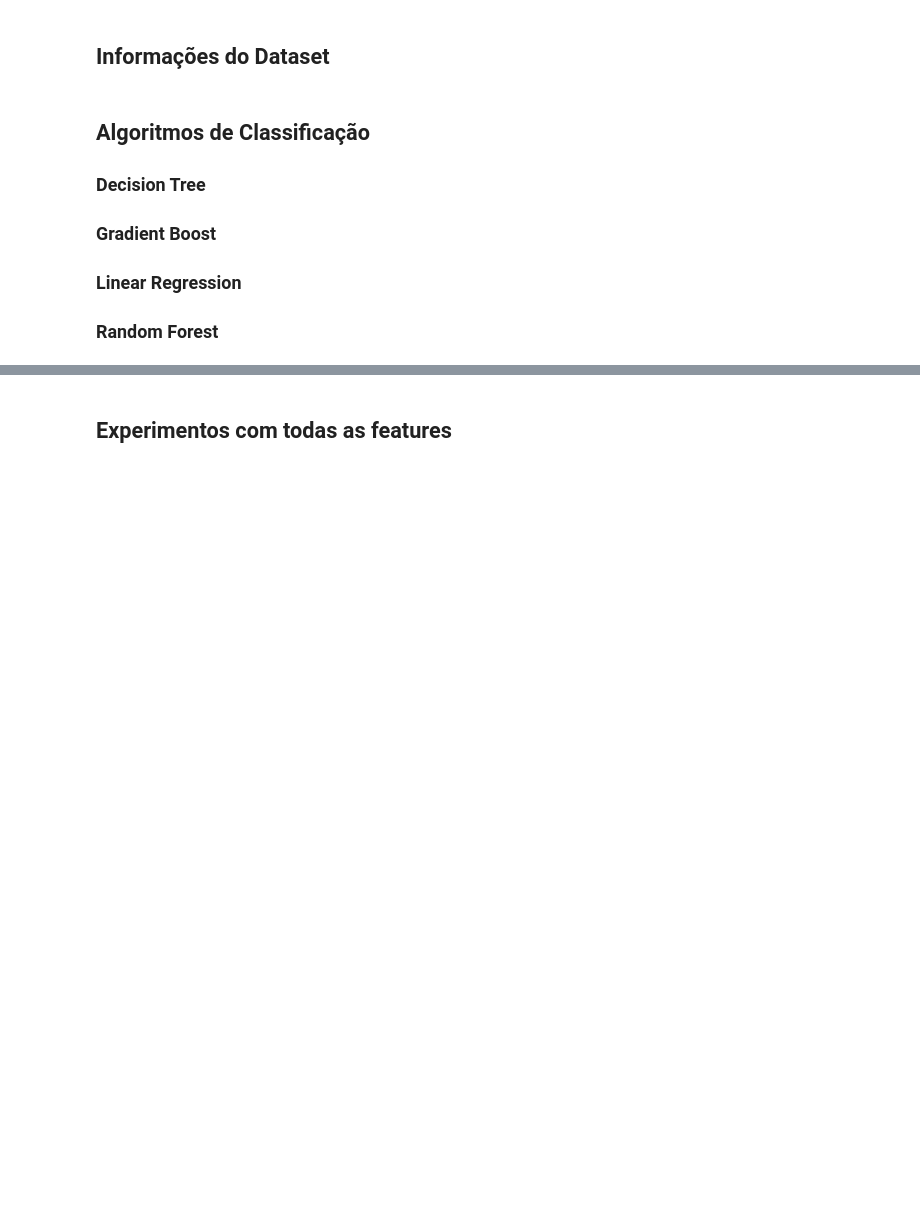
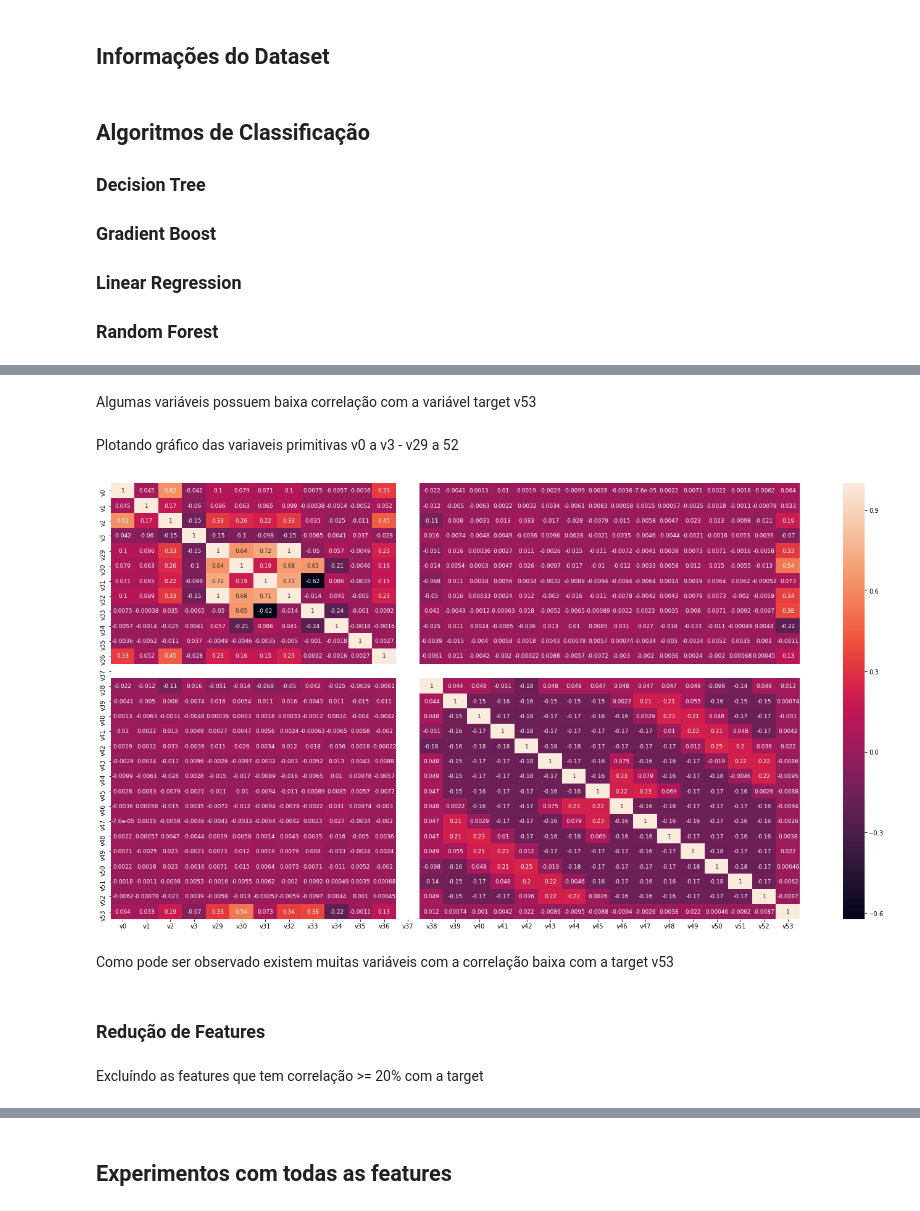
Before and after one commit to Machine-Learning-FGA/Facebook-Comment-problem, a Jupyter notebook: trabalho2_facebook_comments.ipynb, the cells around one changed output, grey strips where cells are left out. Cells and saved outputs as stored; diff of their text form; code cells hidden in the pictures; blank space fills up the shorter version.

```diff
--- a/trabalho2_facebook_comments.ipynb
+++ b/trabalho2_facebook_comments.ipynb
@@ -30,0 +108,16 @@
+# %% [markdown]
+Algumas variáveis possuem baixa correlação com a variável target v53
+# %% [markdown]
+Plotando gráfico das variaveis primitivas v0 a v3 - v29 a 52
+# %%
+plt.figure(figsize=(25,13))
+sns.heatmap(dataset_testing_primitive_csv.corr(),annot=True, annot_kws={"size": 9})
+plt.show()
+# %% [output]
+[figure, added]
+# %% [markdown]
+Como pode ser observado existem muitas variáveis com a correlação baixa com a target v53
+# %% [markdown]
+### Redução de Features
+# %% [markdown]
+Excluíndo as features que tem correlação >= 20% com a target
```
Also changed, not shown: parts of 47 cells of this notebook, 6 other files.
